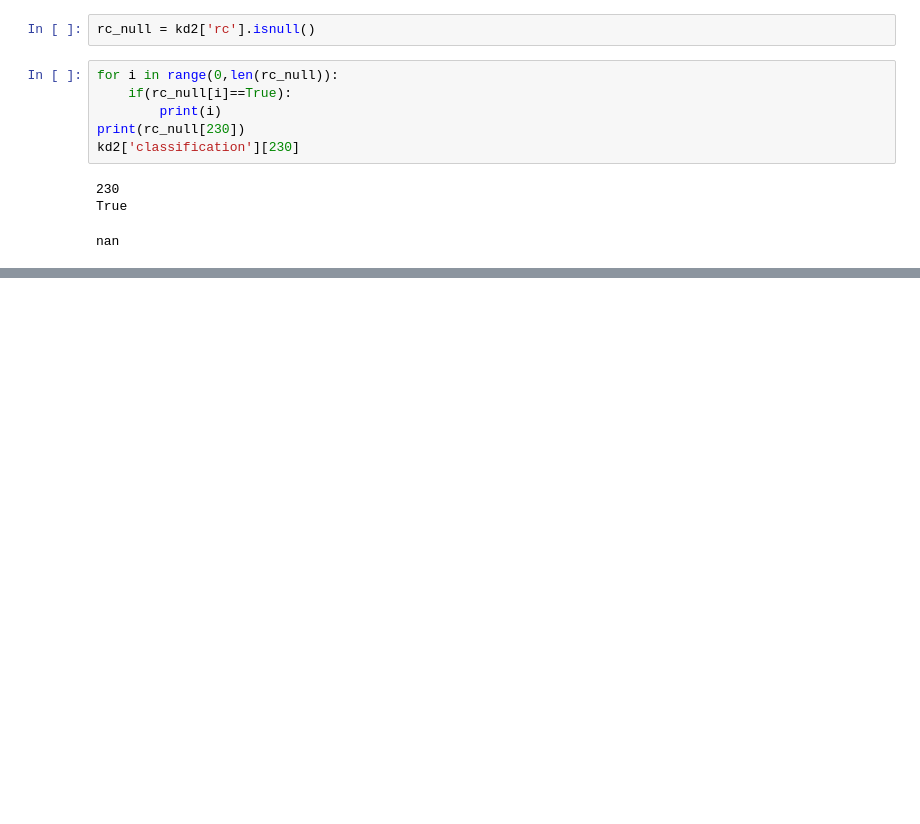
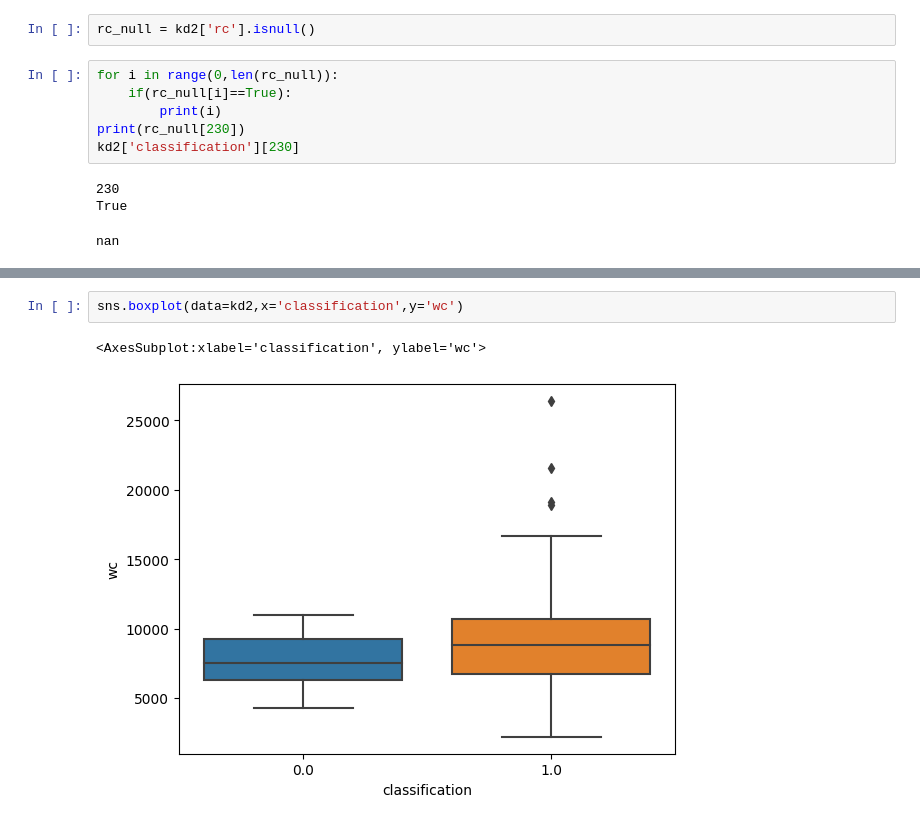
Before and after one commit to vedant202/Multiple-Deaseases-Prediction-App, a Jupyter notebook: Kidney_disease_prediction.ipynb, the cells around one changed output, grey strips where cells are left out. Cells and saved outputs as stored; diff of their text form; blank space fills up the shorter version.

```diff
--- a/Kidney_disease_prediction.ipynb
+++ b/Kidney_disease_prediction.ipynb
@@ -526,0 +551,5 @@ nan
+# %%
+sns.boxplot(data=kd2,x='classification',y='wc')
+# %% [output]
+<AxesSubplot:xlabel='classification', ylabel='wc'>
+[figure, added]
```
Also changed, not shown: parts of 19 cells of this notebook.
